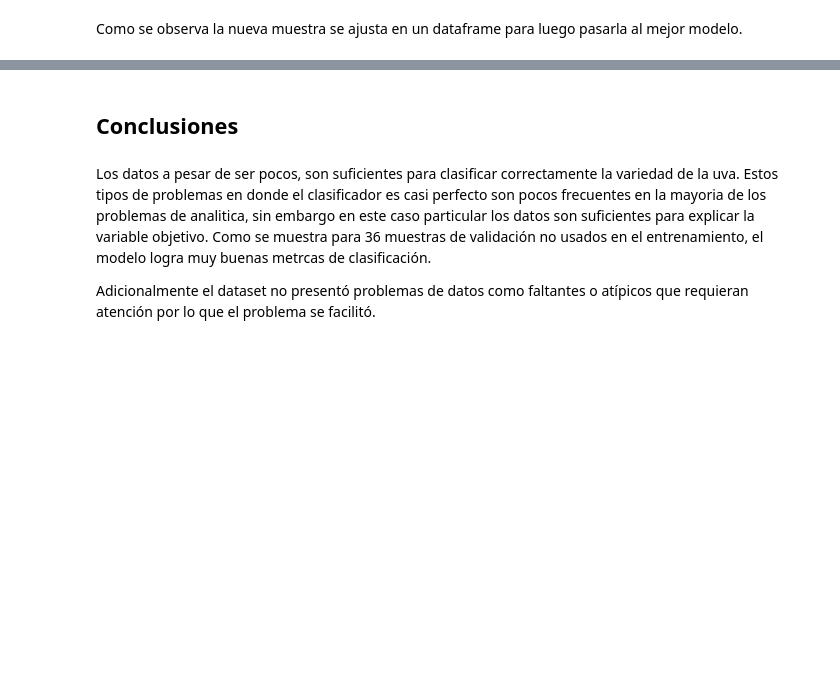
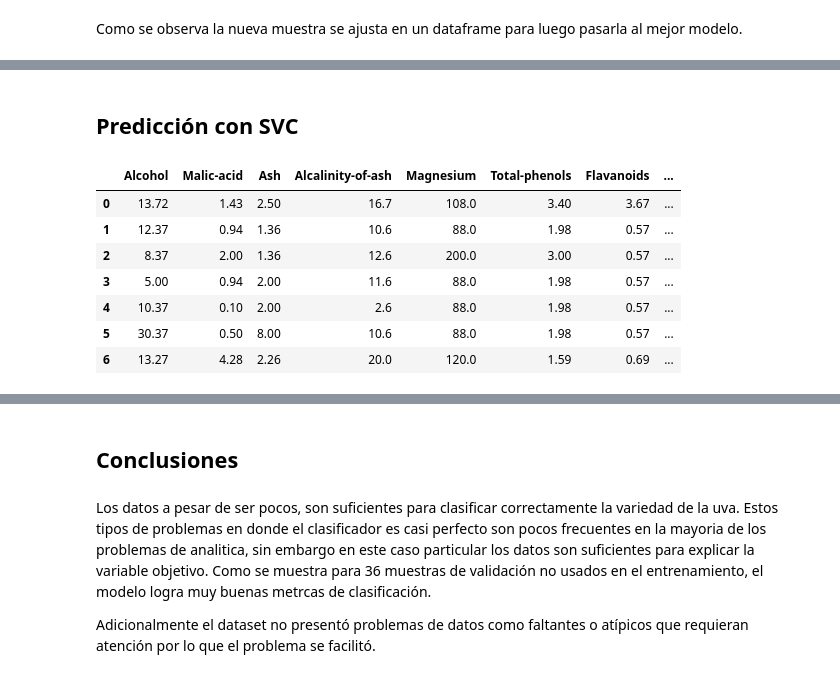
Before and after one commit to EdFlo15/notebooks, a Jupyter notebook: variety-wines.ipynb, the cells around one changed output, grey strips where cells are left out. Drawn from its saved outputs; the diff is of its cells as text; code cells hidden in the pictures; blank space fills up the shorter version.

```diff
--- a/variety-wines.ipynb
+++ b/variety-wines.ipynb
@@ -577,0 +671,13 @@ array([[9.99977908e-01, 7.37317531e-07, 2.13549755e-05],
+# %% [markdown]
+## Predicción con SVC
+# %%
+df_muestra
+# %% [output]
+|  | Alcohol | Malic-acid | Ash | Alcalinity-of-ash | Magnesium | Total-phenols | Flavanoids | ... |
+| 0 | 13.72 | 1.43 | 2.50 | 16.7 | 108.0 | 3.40 | 3.67 | ... |
+| 1 | 12.37 | 0.94 | 1.36 | 10.6 | 88.0 | 1.98 | 0.57 | ... |
+| 2 | 8.37 | 2.00 | 1.36 | 12.6 | 200.0 | 3.00 | 0.57 | ... |
+| 3 | 5.00 | 0.94 | 2.00 | 11.6 | 88.0 | 1.98 | 0.57 | ... |
+| 4 | 10.37 | 0.10 | 2.00 | 2.6 | 88.0 | 1.98 | 0.57 | ... |
+| 5 | 30.37 | 0.50 | 8.00 | 10.6 | 88.0 | 1.98 | 0.57 | ... |
+| 6 | 13.27 | 4.28 | 2.26 | 20.0 | 120.0 | 1.59 | 0.69 | ... |
```
Also changed, not shown: parts of 31 cells of this notebook.
